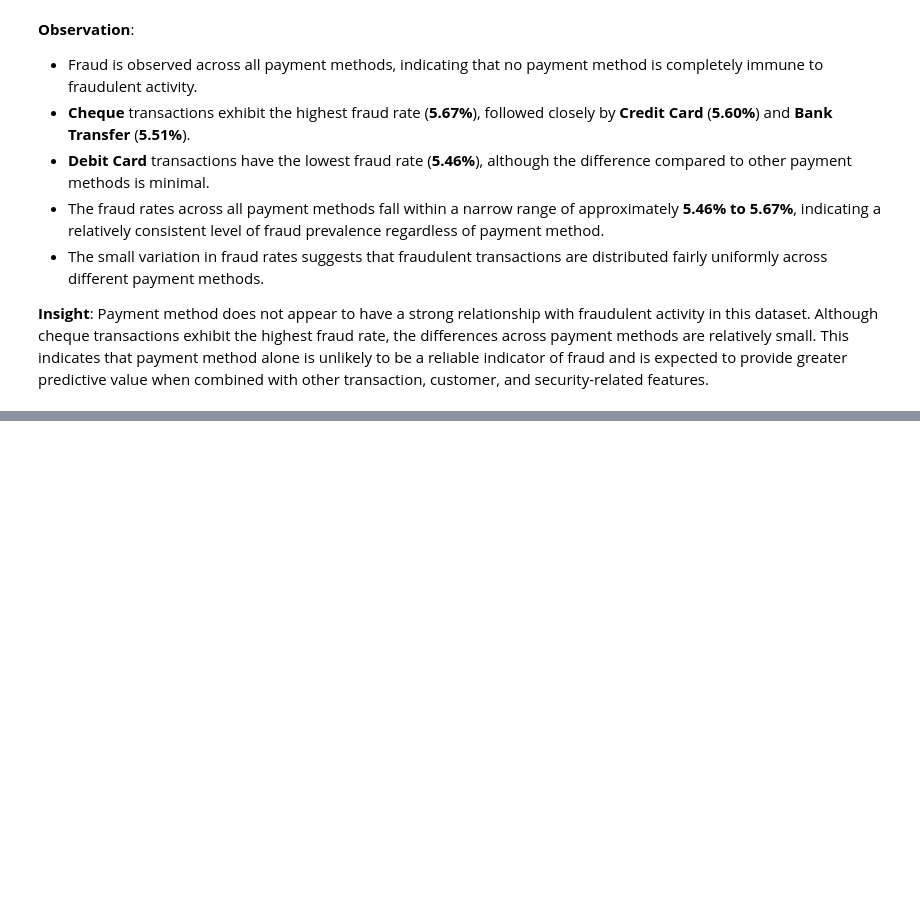
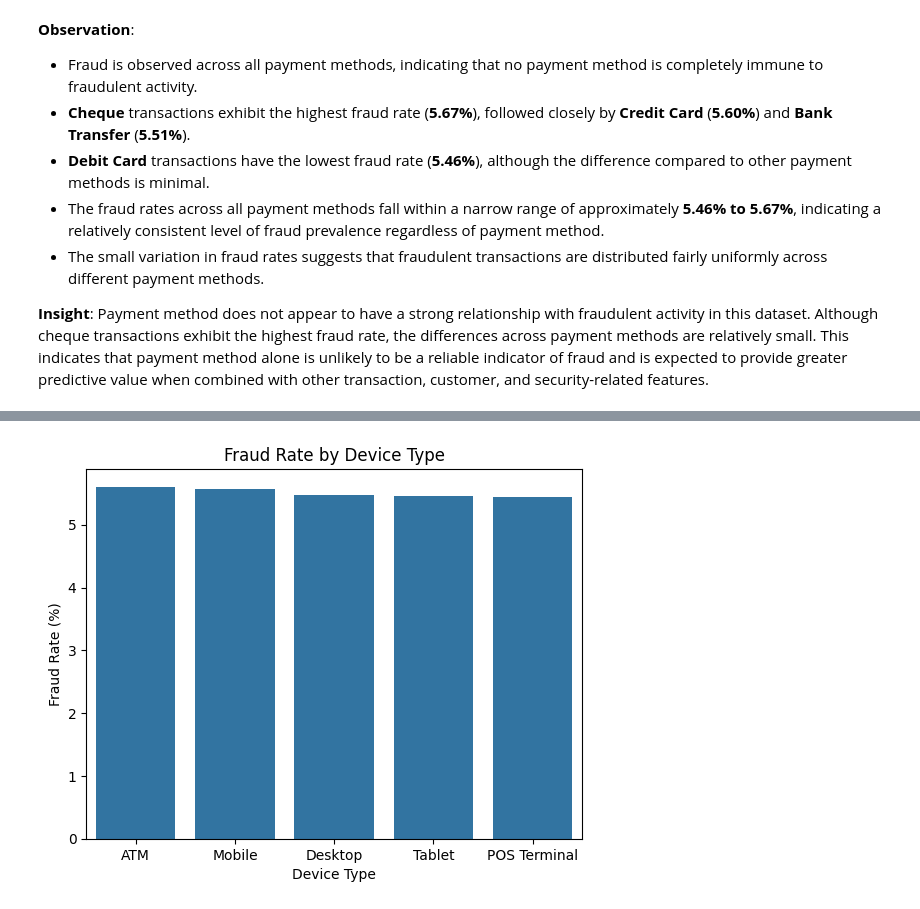
Before and after one commit to abhi-saurav-saroya/bank-fraud-eda, a Jupyter notebook: notebooks/02_exploratory_data_analysis.ipynb, the cells around one changed output, grey strips where cells are left out. Saved outputs shown, nothing was run; the diff lists cells and outputs as text; code cells hidden in the pictures; blank space fills up the shorter version.

```diff
--- a/notebooks/02_exploratory_data_analysis.ipynb
+++ b/notebooks/02_exploratory_data_analysis.ipynb
@@ -2091,0 +2142,20 @@ plt.show()
+# %%
+device_fraud_rate = (
+    df.groupby("device_type")["is_fraud"]
+      .mean()
+      .mul(100)
+      .sort_values(ascending=False)
+)
+
+sns.barplot(
+    x=device_fraud_rate.index,
+    y=device_fraud_rate.values
+)
+
+plt.title("Fraud Rate by Device Type")
+plt.xlabel("Device Type")
+plt.ylabel("Fraud Rate (%)")
+
+plt.show()
+# %% [output]
+[figure, added]
```
Also changed, not shown: parts of 7 cells of this notebook.
